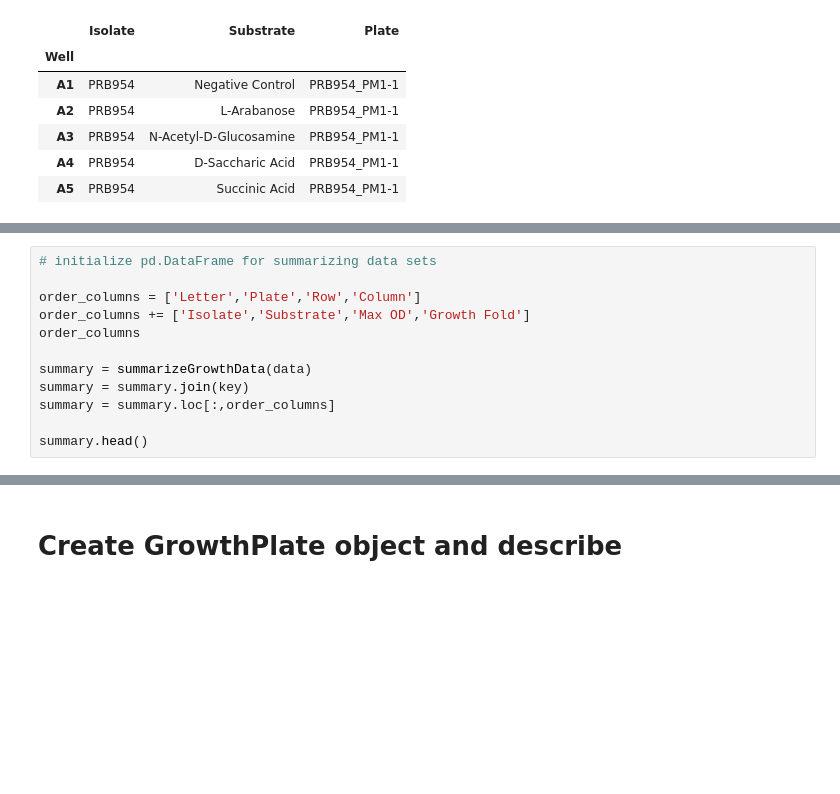
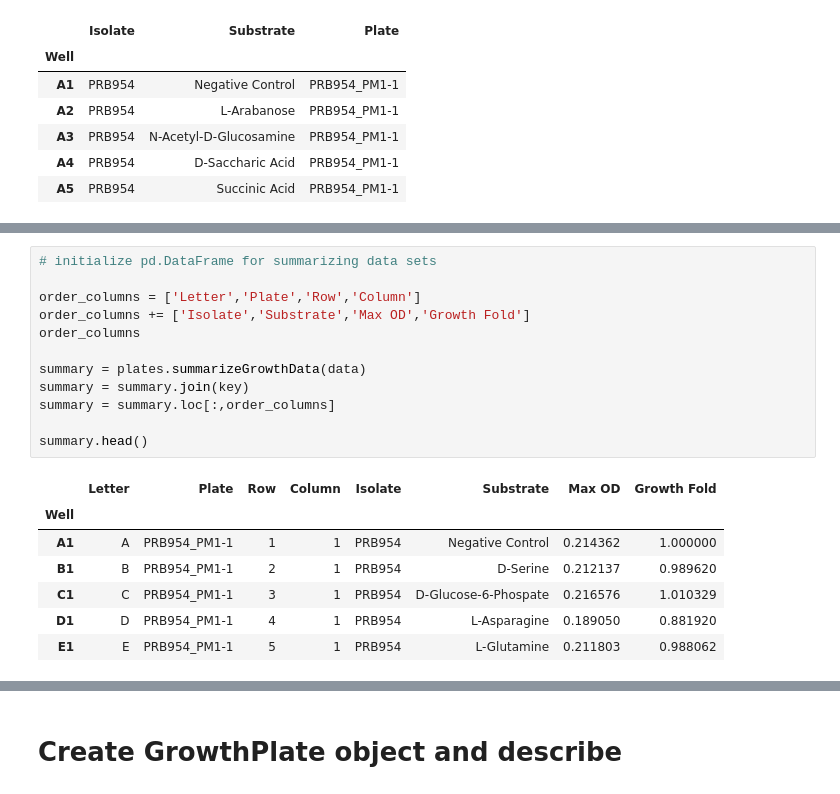
Before and after one commit to firasmidani/phenotypic-characterization, a Jupyter notebook: examples/Phenotypic-Characterization Growth Module Walk-Through.ipynb, the cells around one changed output, grey strips where cells are left out. Saved outputs shown, nothing was run; the diff lists cells and outputs as text; blank space fills up the shorter version.

```diff
--- a/examples/Phenotypic-Characterization Growth Module Walk-Through.ipynb
+++ b/examples/Phenotypic-Characterization Growth Module Walk-Through.ipynb
@@ -77,15 +105,23 @@ data.head()
 # %%
 # initialize pd.DataFrame for summarizing data sets
 
 order_columns = ['Letter','Plate','Row','Column']
 order_columns += ['Isolate','Substrate','Max OD','Growth Fold']
 order_columns
 
-summary = summarizeGrowthData(data)
+summary = plates.summarizeGrowthData(data)
 summary = summary.join(key)
 summary = summary.loc[:,order_columns]
 
 summary.head()
+# %% [output]
+|  | Letter | Plate | Row | Column | Isolate | Substrate | Max OD | Growth Fold |
+| Well |  |  |  |  |  |  |  |  |
+| A1 | A | PRB954_PM1-1 | 1 | 1 | PRB954 | Negative Control | 0.214362 | 1.000000 |
+| B1 | B | PRB954_PM1-1 | 2 | 1 | PRB954 | D-Serine | 0.212137 | 0.989620 |
+| C1 | C | PRB954_PM1-1 | 3 | 1 | PRB954 | D-Glucose-6-Phospate | 0.216576 | 1.010329 |
+| D1 | D | PRB954_PM1-1 | 4 | 1 | PRB954 | L-Asparagine | 0.189050 | 0.881920 |
+| E1 | E | PRB954_PM1-1 | 5 | 1 | PRB954 | L-Glutamine | 0.211803 | 0.988062 |
 # %%
 # prepare data for growth dynamics inference
 data = data.T
```
Also changed, not shown: parts of 37 cells of this notebook, 1 other file.
